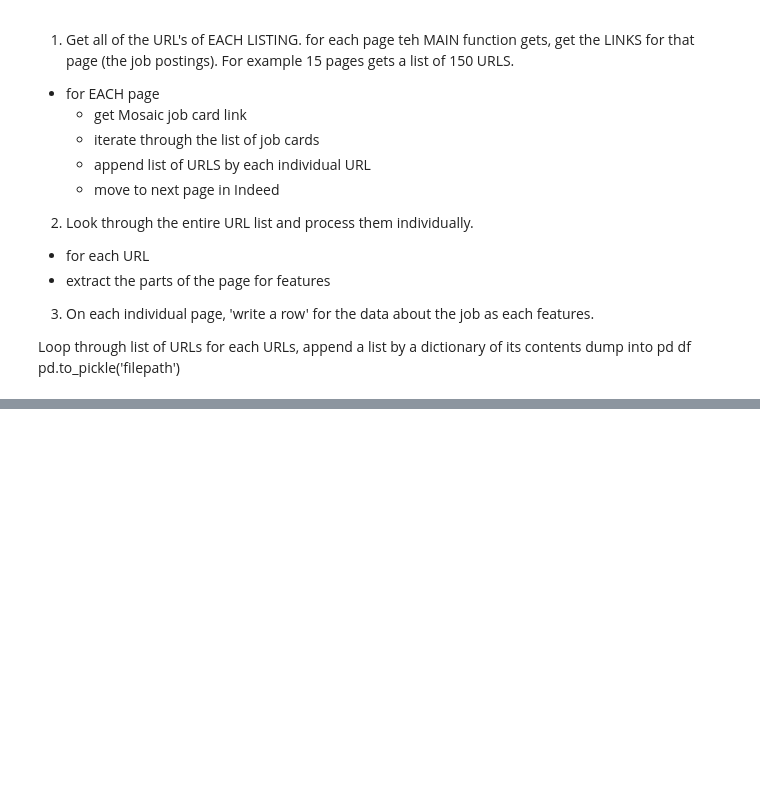
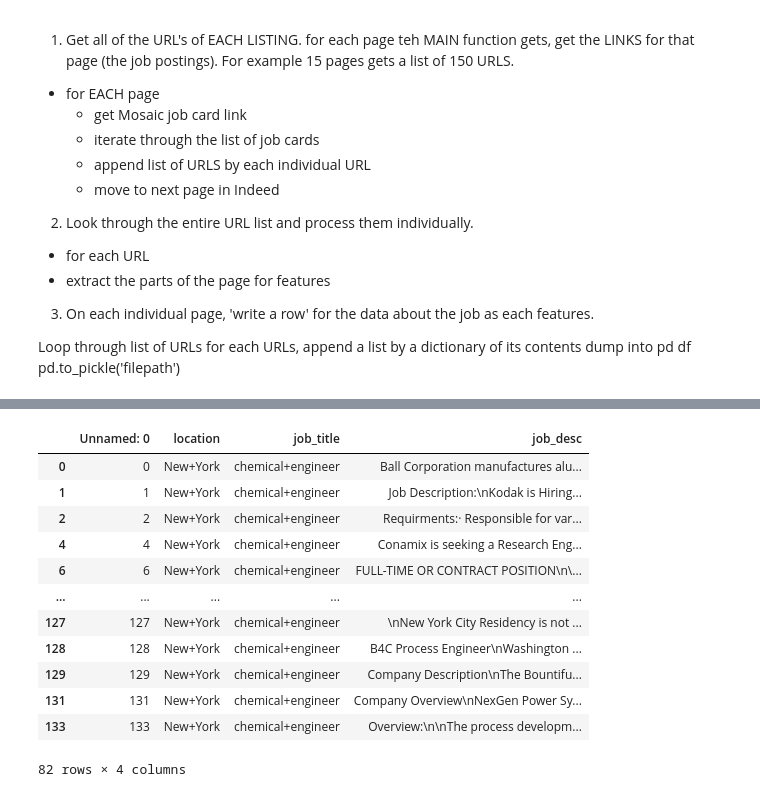
Before and after one commit to AqeelAqeel/Resume-Recommendations, a Jupyter notebook: src/Indeed-Job-Desc-Scraper.ipynb, the cells around one changed output, grey strips where cells are left out. Saved outputs shown, nothing was run; the diff lists cells and outputs as text; code cells hidden in the pictures; blank space fills up the shorter version.

```diff
--- a/src/Indeed-Job-Desc-Scraper.ipynb
+++ b/src/Indeed-Job-Desc-Scraper.ipynb
@@ -167,0 +220,18 @@ NameError: name 'df' is not defined
+# %%
+df6 = pd.read_csv('ds_scrape')
+# %%
+df6
+# %% [output]
+|  | Unnamed: 0 | location | job_title | job_desc |
+| 0 | 0 | New+York | chemical+engineer | Ball Corporation manufactures alu... |
+| 1 | 1 | New+York | chemical+engineer | Job Description:\nKodak is Hiring... |
+| 2 | 2 | New+York | chemical+engineer | Requirments:· Responsible for var... |
+| 4 | 4 | New+York | chemical+engineer | Conamix is seeking a Research Eng... |
+| 6 | 6 | New+York | chemical+engineer | FULL-TIME OR CONTRACT POSITION\n\... |
+| ... | ... | ... | ... | ... |
+| 127 | 127 | New+York | chemical+engineer | \nNew York City Residency is not ... |
+| 128 | 128 | New+York | chemical+engineer | B4C Process Engineer\nWashington ... |
+| 129 | 129 | New+York | chemical+engineer | Company Description\nThe Bountifu... |
+| 131 | 131 | New+York | chemical+engineer | Company Overview\nNexGen Power Sy... |
+| 133 | 133 | New+York | chemical+engineer | Overview:\n\nThe process developm... |
+82 rows × 4 columns
```
Also changed, not shown: parts of 8 cells of this notebook, 3 other files.
